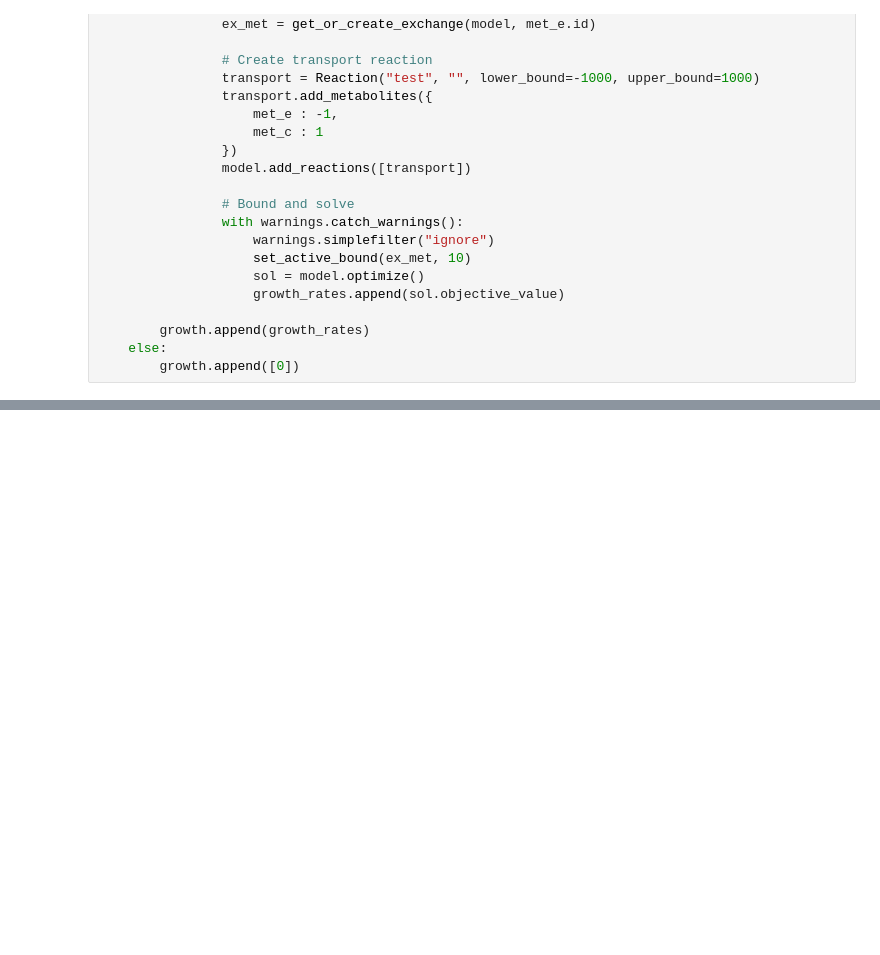
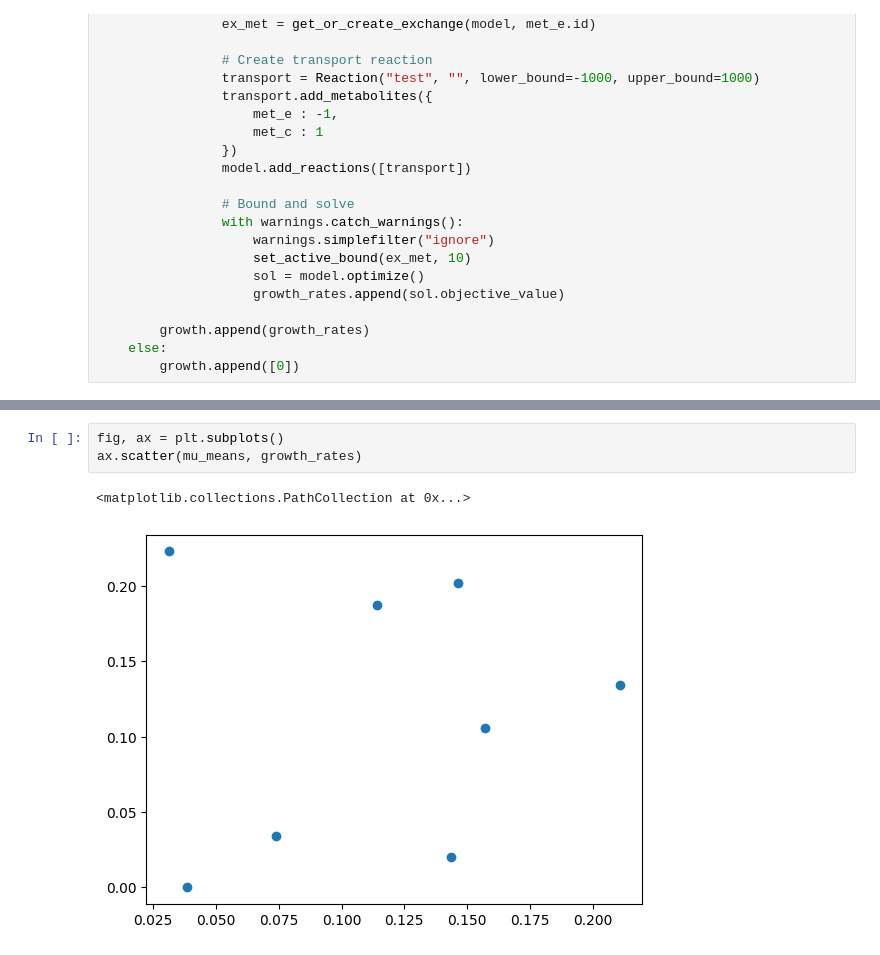
Before and after one commit to C-CoMP-STC/rpom-fba, a Jupyter notebook: figures/growth_no_growth.ipynb, the cells around one changed output, grey strips where cells are left out. Cells and saved outputs as stored; diff of their text form; blank space fills up the shorter version.

```diff
--- a/figures/growth_no_growth.ipynb
+++ b/figures/growth_no_growth.ipynb
@@ -257,0 +324,6 @@ ax.legend()
+# %%
+fig, ax = plt.subplots()
+ax.scatter(mu_means, growth_rates)
+# %% [output]
+<matplotlib.collections.PathCollection at 0x...>
+[figure, added]
```
Also changed, not shown: parts of 6 cells of this notebook, 2 other files.
